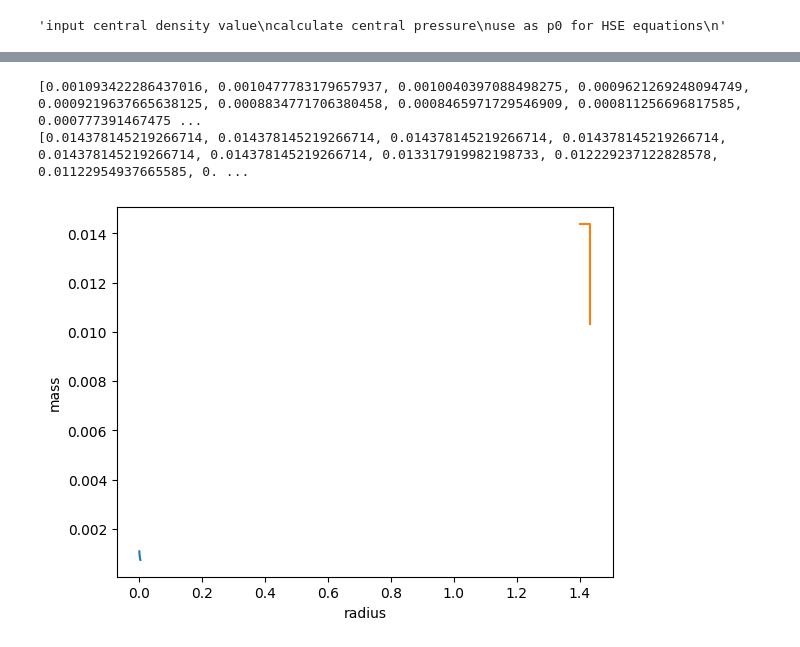
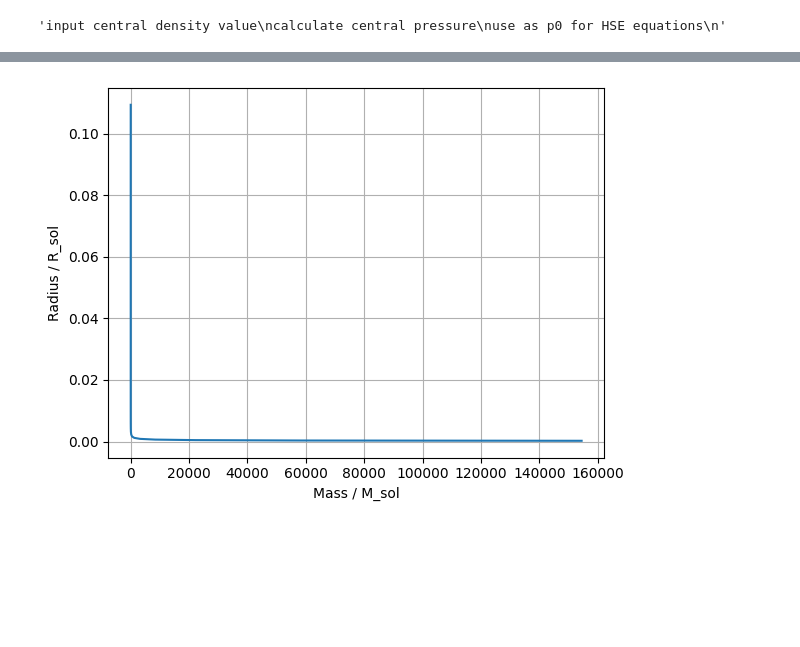
Before and after one commit to davidboam/computing_project, a Jupyter notebook: eos2.ipynb, the cells around one changed output, grey strips where cells are left out. Drawn from its saved outputs; the diff is of its cells as text; code cells hidden in the pictures; blank space fills up the shorter version.

```diff
--- a/eos2.ipynb
+++ b/eos2.ipynb
@@ -63,13 +83,22 @@ def hydrostatic_equilibrium(r, y, K):
 def stop_at_pressure_threshold(r, y, K):
     threshold_pressure = 1e-3  # Define a small threshold for pressure
     return y[0] - threshold_pressure  # Stop when pressure y[0] < threshold_pressure
+stop_at_pressure_threshold.terminal = True  # Stop integration when this condition is met
+stop_at_pressure_threshold.direction = -1   # Trigger only when pressure is decreasing
 
 # ----------------- Main Integration Function -----------------
 def integrate_star(central_pressure,K):
     """Solve the structure equations numerically"""
-    radius = 1e9
+    radius = 1e11
 
-    sol = solve_ivp(hydrostatic_equilibrium, [1e-6, radius], [central_pressure, 0],
-                    events=stop_at_pressure_threshold, dense_output=True, max_step=1e4, args=(K,))
+    sol = solve_ivp(
+        hydrostatic_equilibrium,
+        [1e-6, radius],
+        [central_pressure, 0],
+        method='RK45',
+        events=stop_at_pressure_threshold,
+        dense_output=True,
+        max_step=1e5,
+        args=(K,))
 
     return sol.t, sol.y[0], sol.y[1]  # Return radius, pressure, and mass profiles
@@ -108,19 +195,31 @@ Final Pressure 2.7689976498294234e-14
+# %%
+####Multiple Star
+
+def plot_mass_radius_relation(rho_0s,K):
+
+    radii = []
+    masses = []
+
+    for rho_0 in rho_0s:
+        p0 = calc_p(rho_0,K)
+        radius, pressure, mass = integrate_star(p0,K)
+        radii.append(radius[-1]/R_sun)
+        masses.append(mass[-1]/M_sun)
+
+    plt.plot(masses,radii)
+    plt.ylabel("Radius / R_sol")
+    plt.xlabel("Mass / M_sol")
+    #plt.ylim(0,0.036)
+    plt.grid()
+
+
+plot_mass_radius_relation(np.logspace(4,20,20),K_NR)
+#plot_mass_radius_relation(np.logspace(7,15,20),K_R)
+# %% [output]
+[figure, added]
 # %%
-rho_0s = np.logspace(4,5, 10)
-radii = []
-masses = []
 
-for rho_0 in rho_0s:
-    p0 = calc_p0(rho_0,K_NR)
-    radius, pressure, mass = integrate_star(p0,K_NR)
-    radii.append(radius[-1]/R_sun)
-    masses.append(mass[-1]/M_sun)
-
-plt.plot(masses,radii)
-print(radii)
-
-
-rho_0s = np.logspace(4,5, 10)
+rho_0s = np.logspace(1,10, 10)
 radii = []
 masses = []
 
@@ -134,10 +233,6 @@ for rho_0 in rho_0s:
 plt.plot(masses,radii)
 print(radii)
 
-plt.xlabel("radius")
-plt.ylabel("mass")
+plt.xlabel("mass")
+plt.ylabel("radius")
 plt.show()
-# %% [output]
-[0.001093422286437016, 0.0010477783179657937, 0.0010040397088498275, 0.0009621269248094749, 0.0009219637665638125, 0.0008834771706380458, 0.0008465971729546909, 0.000811256696817585, 0.000777391467475 ...
-[0.014378145219266714, 0.014378145219266714, 0.014378145219266714, 0.014378145219266714, 0.014378145219266714, 0.014378145219266714, 0.013317919982198733, 0.012229237122828578, 0.01122954937665585, 0. ...
-[figure, removed]
```
Also changed, not shown: parts of 11 cells of this notebook, 1 other file.
